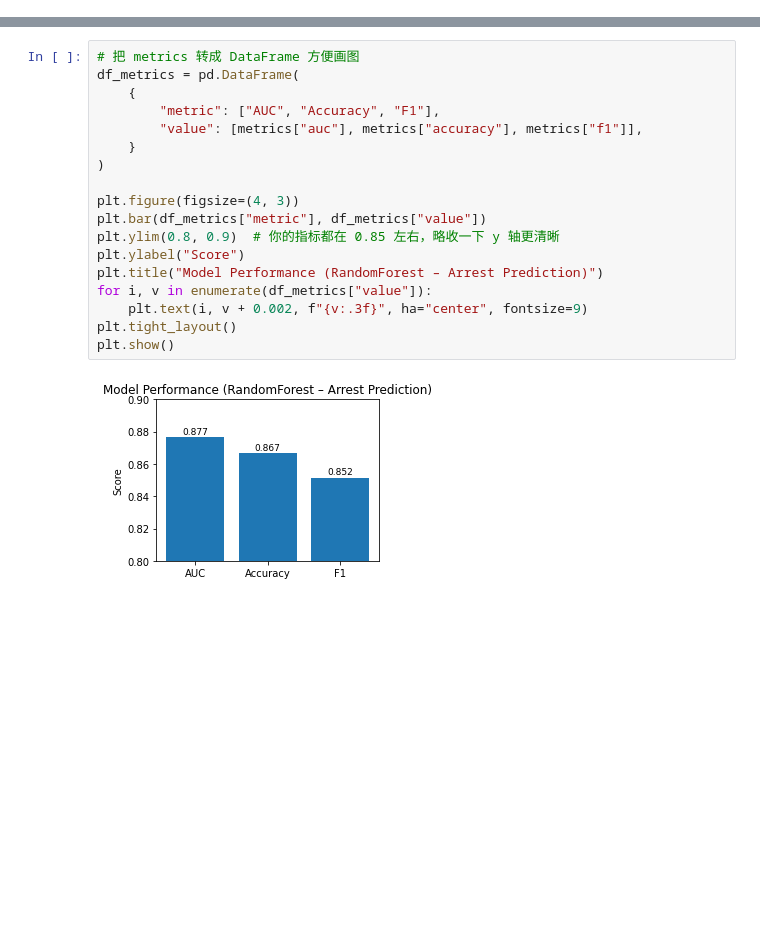
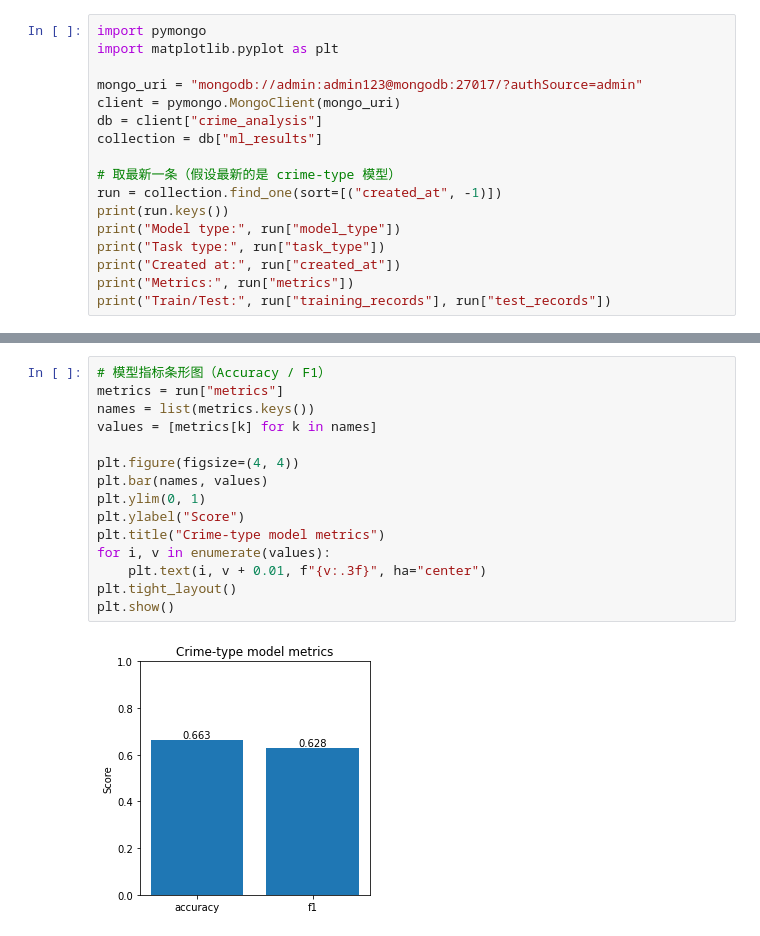
Before and after one commit to KyotoBai/chicago-crime-bigdata, a Jupyter notebook: notebooks/chicago_crimes_ml_vizs.ipynb, the cells around one changed output, grey strips where cells are left out. Saved outputs shown, nothing was run; the diff lists cells and outputs as text; blank space fills up the shorter version.

```diff
--- a/notebooks/chicago_crimes_ml_vizs.ipynb
+++ b/notebooks/chicago_crimes_ml_vizs.ipynb
@@ -106,0 +62,17 @@ plt.show()
+# %%
+import pymongo
+import matplotlib.pyplot as plt
+
+mongo_uri = "mongodb://admin:admin123@mongodb:27017/?authSource=admin"
+client = pymongo.MongoClient(mongo_uri)
+db = client["crime_analysis"]
+collection = db["ml_results"]
+
+# 取最新一条（假设最新的是 crime-type 模型）
+run = collection.find_one(sort=[("created_at", -1)])
+print(run.keys())
+print("Model type:", run["model_type"])
+print("Task type:", run["task_type"])
+print("Created at:", run["created_at"])
+print("Metrics:", run["metrics"])
+print("Train/Test:", run["training_records"], run["test_records"])
@@ -107,20 +101,17 @@ plt.show()
 # %%
-# 把 metrics 转成 DataFrame 方便画图
-df_metrics = pd.DataFrame(
-    {
-        "metric": ["AUC", "Accuracy", "F1"],
-        "value": [metrics["auc"], metrics["accuracy"], metrics["f1"]],
-    }
-)
+# 模型指标条形图（Accuracy / F1）
+metrics = run["metrics"]
+names = list(metrics.keys())
+values = [metrics[k] for k in names]
 
-plt.figure(figsize=(4, 3))
-plt.bar(df_metrics["metric"], df_metrics["value"])
-plt.ylim(0.8, 0.9)  # 你的指标都在 0.85 左右，略收一下 y 轴更清晰
+plt.figure(figsize=(4, 4))
+plt.bar(names, values)
+plt.ylim(0, 1)
 plt.ylabel("Score")
-plt.title("Model Performance (RandomForest – Arrest Prediction)")
-for i, v in enumerate(df_metrics["value"]):
-    plt.text(i, v + 0.002, f"{v:.3f}", ha="center", fontsize=9)
+plt.title("Crime-type model metrics")
+for i, v in enumerate(values):
+    plt.text(i, v + 0.01, f"{v:.3f}", ha="center")
 plt.tight_layout()
 plt.show()
 # %% [output]
-[figure, old version]
+[figure, new version]
```
Also changed, not shown: parts of 16 cells of this notebook, 2 other files.
